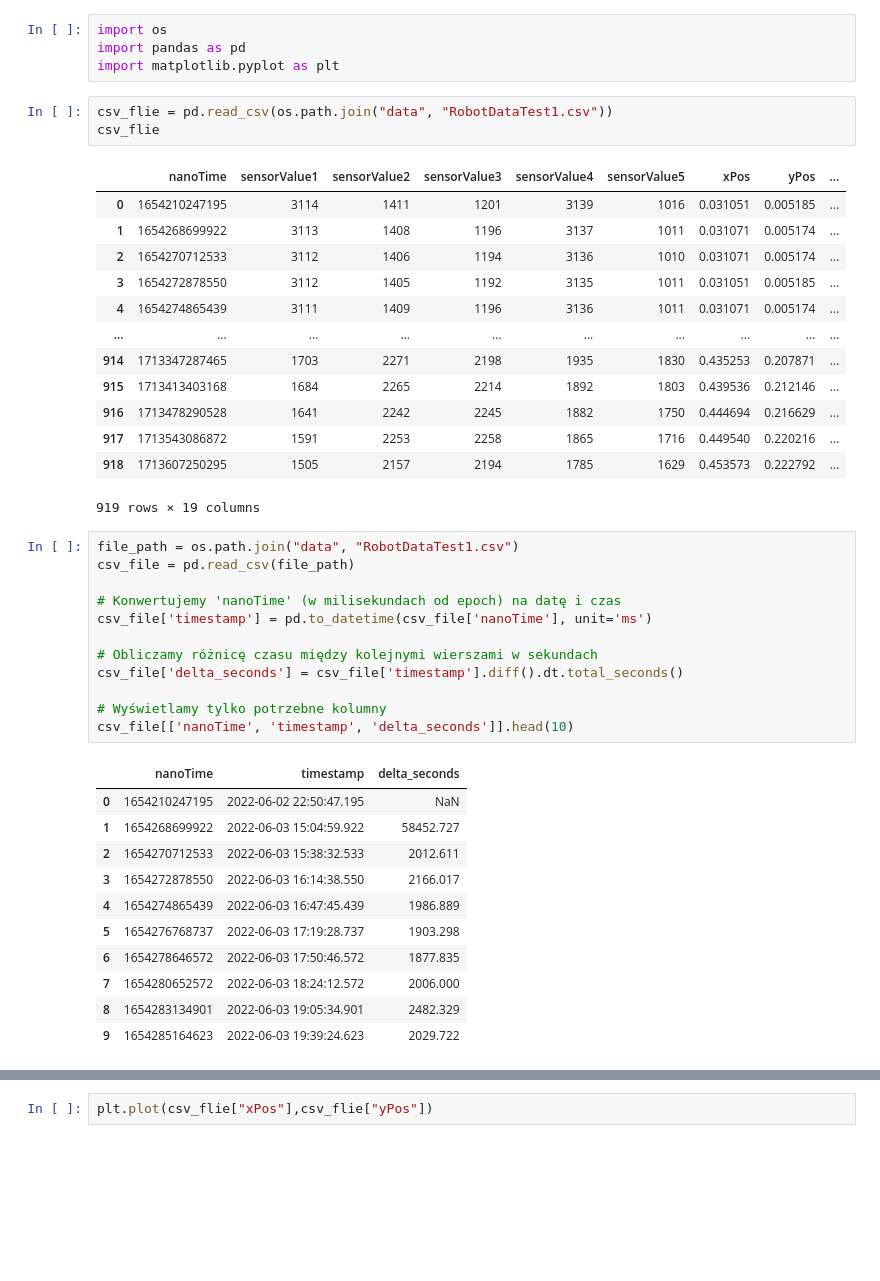
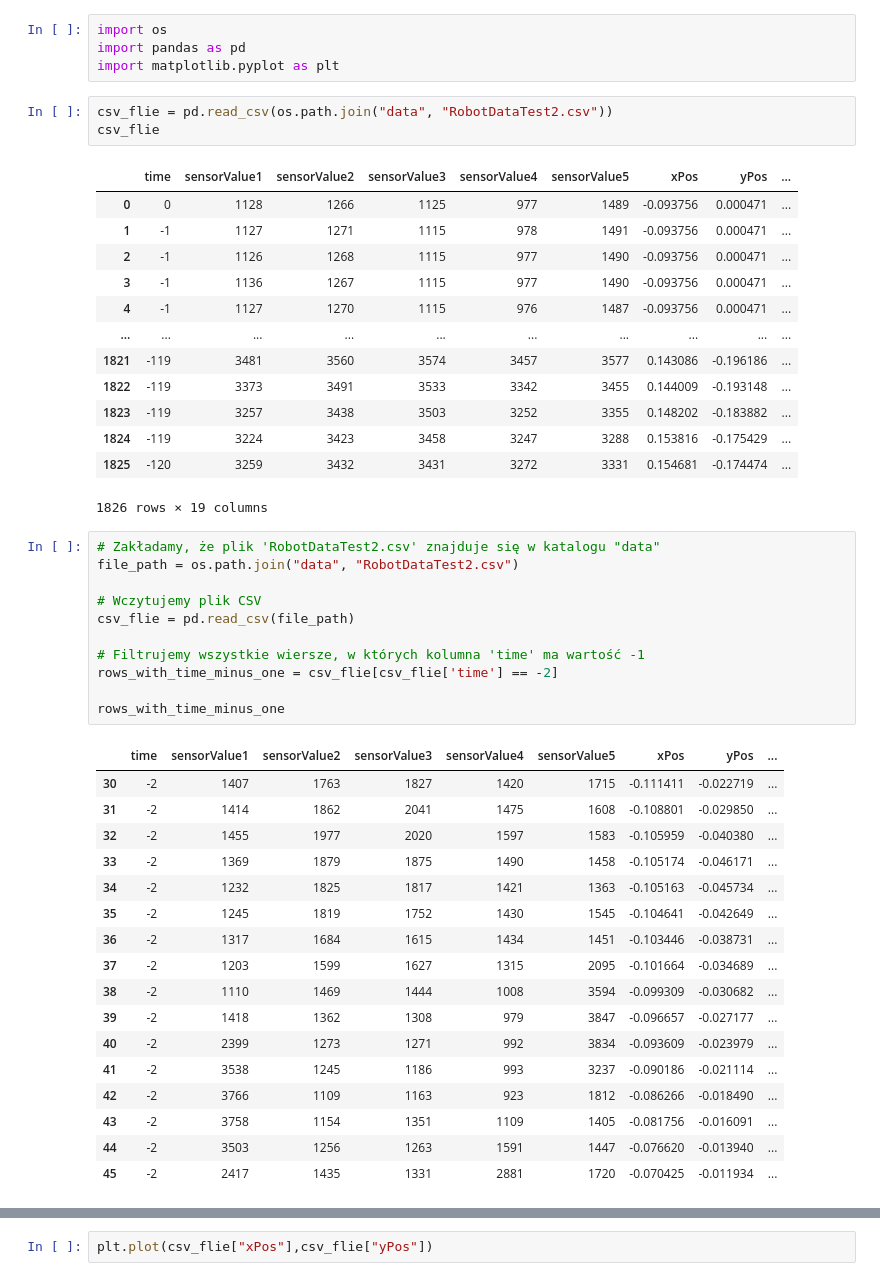
Before and after one commit to kmieczkowska/PathFinderSofware, a Jupyter notebook: python/ScriptRobotData.ipynb, the cells around one changed output, grey strips where cells are left out. Saved outputs shown, nothing was run; the diff lists cells and outputs as text; blank space fills up the shorter version.

```diff
--- a/python/ScriptRobotData.ipynb
+++ b/python/ScriptRobotData.ipynb
@@ -3,43 +3,48 @@ import os
 import pandas as pd
 import matplotlib.pyplot as plt
 # %%
-csv_flie = pd.read_csv(os.path.join("data", "RobotDataTest1.csv"))
+csv_flie = pd.read_csv(os.path.join("data", "RobotDataTest2.csv"))
 csv_flie
 # %% [output]
-|  | nanoTime | sensorValue1 | sensorValue2 | sensorValue3 | sensorValue4 | sensorValue5 | xPos | yPos | ... |
-| 0 | 1654210247195 | 3114 | 1411 | 1201 | 3139 | 1016 | 0.031051 | 0.005185 | ... |
-| 1 | 1654268699922 | 3113 | 1408 | 1196 | 3137 | 1011 | 0.031071 | 0.005174 | ... |
-| 2 | 1654270712533 | 3112 | 1406 | 1194 | 3136 | 1010 | 0.031071 | 0.005174 | ... |
-| 3 | 1654272878550 | 3112 | 1405 | 1192 | 3135 | 1011 | 0.031051 | 0.005185 | ... |
-| 4 | 1654274865439 | 3111 | 1409 | 1196 | 3136 | 1011 | 0.031071 | 0.005174 | ... |
+|  | time | sensorValue1 | sensorValue2 | sensorValue3 | sensorValue4 | sensorValue5 | xPos | yPos | ... |
+| 0 | 0 | 1128 | 1266 | 1125 | 977 | 1489 | -0.093756 | 0.000471 | ... |
+| 1 | -1 | 1127 | 1271 | 1115 | 978 | 1491 | -0.093756 | 0.000471 | ... |
+| 2 | -1 | 1126 | 1268 | 1115 | 977 | 1490 | -0.093756 | 0.000471 | ... |
+| 3 | -1 | 1136 | 1267 | 1115 | 977 | 1490 | -0.093756 | 0.000471 | ... |
+| 4 | -1 | 1127 | 1270 | 1115 | 976 | 1487 | -0.093756 | 0.000471 | ... |
 | ... | ... | ... | ... | ... | ... | ... | ... | ... | ... |
-| 914 | 1713347287465 | 1703 | 2271 | 2198 | 1935 | 1830 | 0.435253 | 0.207871 | ... |
-| 915 | 1713413403168 | 1684 | 2265 | 2214 | 1892 | 1803 | 0.439536 | 0.212146 | ... |
-| 916 | 1713478290528 | 1641 | 2242 | 2245 | 1882 | 1750 | 0.444694 | 0.216629 | ... |
-| 917 | 1713543086872 | 1591 | 2253 | 2258 | 1865 | 1716 | 0.449540 | 0.220216 | ... |
-| 918 | 1713607250295 | 1505 | 2157 | 2194 | 1785 | 1629 | 0.453573 | 0.222792 | ... |
+| 1821 | -119 | 3481 | 3560 | 3574 | 3457 | 3577 | 0.143086 | -0.196186 | ... |
+| 1822 | -119 | 3373 | 3491 | 3533 | 3342 | 3455 | 0.144009 | -0.193148 | ... |
+| 1823 | -119 | 3257 | 3438 | 3503 | 3252 | 3355 | 0.148202 | -0.183882 | ... |
+| 1824 | -119 | 3224 | 3423 | 3458 | 3247 | 3288 | 0.153816 | -0.175429 | ... |
+| 1825 | -120 | 3259 | 3432 | 3431 | 3272 | 3331 | 0.154681 | -0.174474 | ... |
-919 rows × 19 columns
+1826 rows × 19 columns
 # %%
-file_path = os.path.join("data", "RobotDataTest1.csv")
-csv_file = pd.read_csv(file_path)
+# Zakładamy, że plik 'RobotDataTest2.csv' znajduje się w katalogu "data"
+file_path = os.path.join("data", "RobotDataTest2.csv")
 
-# Konwertujemy 'nanoTime' (w milisekundach od epoch) na datę i czas
-csv_file['timestamp'] = pd.to_datetime(csv_file['nanoTime'], unit='ms')
+# Wczytujemy plik CSV
+csv_flie = pd.read_csv(file_path)
 
-# Obliczamy różnicę czasu między kolejnymi wierszami w sekundach
-csv_file['delta_seconds'] = csv_file['timestamp'].diff().dt.total_seconds()
+# Filtrujemy wszystkie wiersze, w których kolumna 'time' ma wartość -1
+rows_with_time_minus_one = csv_flie[csv_flie['time'] == -2]
 
-# Wyświetlamy tylko potrzebne kolumny
-csv_file[['nanoTime', 'timestamp', 'delta_seconds']].head(10)
+rows_with_time_minus_one
 # %% [output]
-|  | nanoTime | timestamp | delta_seconds |
-| 0 | 1654210247195 | 2022-06-02 22:50:47.195 | NaN |
-| 1 | 1654268699922 | 2022-06-03 15:04:59.922 | 58452.727 |
-| 2 | 1654270712533 | 2022-06-03 15:38:32.533 | 2012.611 |
-| 3 | 1654272878550 | 2022-06-03 16:14:38.550 | 2166.017 |
-| 4 | 1654274865439 | 2022-06-03 16:47:45.439 | 1986.889 |
-| 5 | 1654276768737 | 2022-06-03 17:19:28.737 | 1903.298 |
-| 6 | 1654278646572 | 2022-06-03 17:50:46.572 | 1877.835 |
-| 7 | 1654280652572 | 2022-06-03 18:24:12.572 | 2006.000 |
-| 8 | 1654283134901 | 2022-06-03 19:05:34.901 | 2482.329 |
-| 9 | 1654285164623 | 2022-06-03 19:39:24.623 | 2029.722 |
+|  | time | sensorValue1 | sensorValue2 | sensorValue3 | sensorValue4 | sensorValue5 | xPos | yPos | ... |
+| 30 | -2 | 1407 | 1763 | 1827 | 1420 | 1715 | -0.111411 | -0.022719 | ... |
+| 31 | -2 | 1414 | 1862 | 2041 | 1475 | 1608 | -0.108801 | -0.029850 | ... |
+| 32 | -2 | 1455 | 1977 | 2020 | 1597 | 1583 | -0.105959 | -0.040380 | ... |
+| 33 | -2 | 1369 | 1879 | 1875 | 1490 | 1458 | -0.105174 | -0.046171 | ... |
+| 34 | -2 | 1232 | 1825 | 1817 | 1421 | 1363 | -0.105163 | -0.045734 | ... |
+| 35 | -2 | 1245 | 1819 | 1752 | 1430 | 1545 | -0.104641 | -0.042649 | ... |
+| 36 | -2 | 1317 | 1684 | 1615 | 1434 | 1451 | -0.103446 | -0.038731 | ... |
+| 37 | -2 | 1203 | 1599 | 1627 | 1315 | 2095 | -0.101664 | -0.034689 | ... |
+| 38 | -2 | 1110 | 1469 | 1444 | 1008 | 3594 | -0.099309 | -0.030682 | ... |
+| 39 | -2 | 1418 | 1362 | 1308 | 979 | 3847 | -0.096657 | -0.027177 | ... |
+| 40 | -2 | 2399 | 1273 | 1271 | 992 | 3834 | -0.093609 | -0.023979 | ... |
+| 41 | -2 | 3538 | 1245 | 1186 | 993 | 3237 | -0.090186 | -0.021114 | ... |
+| 42 | -2 | 3766 | 1109 | 1163 | 923 | 1812 | -0.086266 | -0.018490 | ... |
+| 43 | -2 | 3758 | 1154 | 1351 | 1109 | 1405 | -0.081756 | -0.016091 | ... |
+| 44 | -2 | 3503 | 1256 | 1263 | 1591 | 1447 | -0.076620 | -0.013940 | ... |
+| 45 | -2 | 2417 | 1435 | 1331 | 2881 | 1720 | -0.070425 | -0.011934 | ... |
```
Also changed, not shown: parts of 2 cells of this notebook, 1 other file.
